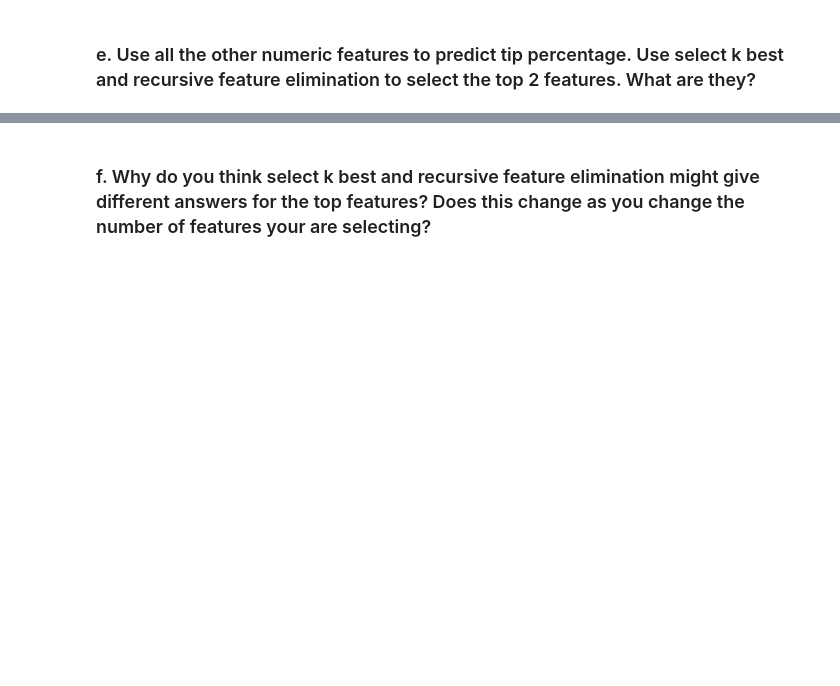
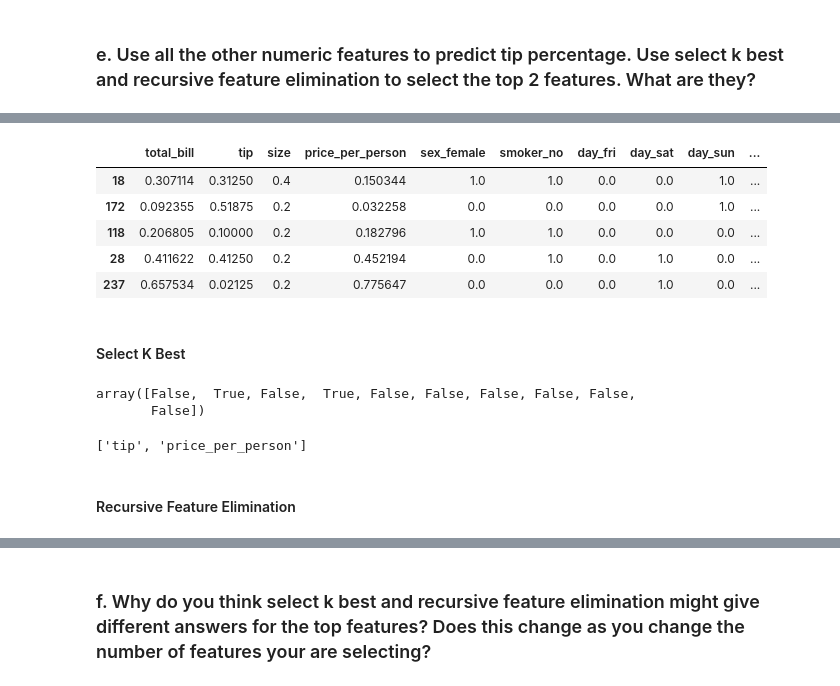
Before and after one commit to aliciag92/regression-exercises, a Jupyter notebook: feature_engineering.ipynb, the cells around one changed output, grey strips where cells are left out. Drawn from its saved outputs; the diff is of its cells as text; code cells hidden in the pictures; blank space fills up the shorter version.

```diff
--- a/feature_engineering.ipynb
+++ b/feature_engineering.ipynb
@@ -100,0 +319,22 @@ dtype: object
+# %%
+X_train_scaled = pd.DataFrame(X_train_scaled,
+                              columns=X_train.columns.values).\
+                            set_index([X_train.index.values])
+
+X_validate_scaled = pd.DataFrame(X_validate_scaled,
+                                columns=X_validate.columns.values).\
+                            set_index([X_validate.index.values])
+
+X_test_scaled = pd.DataFrame(X_test_scaled,
+                                columns=X_test.columns.values).\
+                            set_index([X_test.index.values])
+X_train_scaled.head()
+# %% [output]
+|  | total_bill | tip | size | price_per_person | sex_female | smoker_no | day_fri | day_sat | day_sun | ... |
+| 18 | 0.307114 | 0.31250 | 0.4 | 0.150344 | 1.0 | 1.0 | 0.0 | 0.0 | 1.0 | ... |
+| 172 | 0.092355 | 0.51875 | 0.2 | 0.032258 | 0.0 | 0.0 | 0.0 | 0.0 | 1.0 | ... |
+| 118 | 0.206805 | 0.10000 | 0.2 | 0.182796 | 1.0 | 1.0 | 0.0 | 0.0 | 0.0 | ... |
+| 28 | 0.411622 | 0.41250 | 0.2 | 0.452194 | 0.0 | 1.0 | 0.0 | 1.0 | 0.0 | ... |
+| 237 | 0.657534 | 0.02125 | 0.2 | 0.775647 | 0.0 | 0.0 | 0.0 | 1.0 | 0.0 | ... |
+# %% [markdown]
+#### Select K Best
@@ -100,0 +350,15 @@ dtype: object
+# %%
+# boolean mask is a name for an array of booleans
+feature_mask
+# %% [output]
+array([False,  True, False,  True, False, False, False, False, False,
+       False])
+# %%
+# get list of top K features.
+f_feature = X_train_scaled.iloc[:,feature_mask].columns.tolist()
+
+f_feature
+# %% [output]
+['tip', 'price_per_person']
+# %% [markdown]
+#### Recursive Feature Elimination
```
Also changed, not shown: parts of 44 cells of this notebook.
